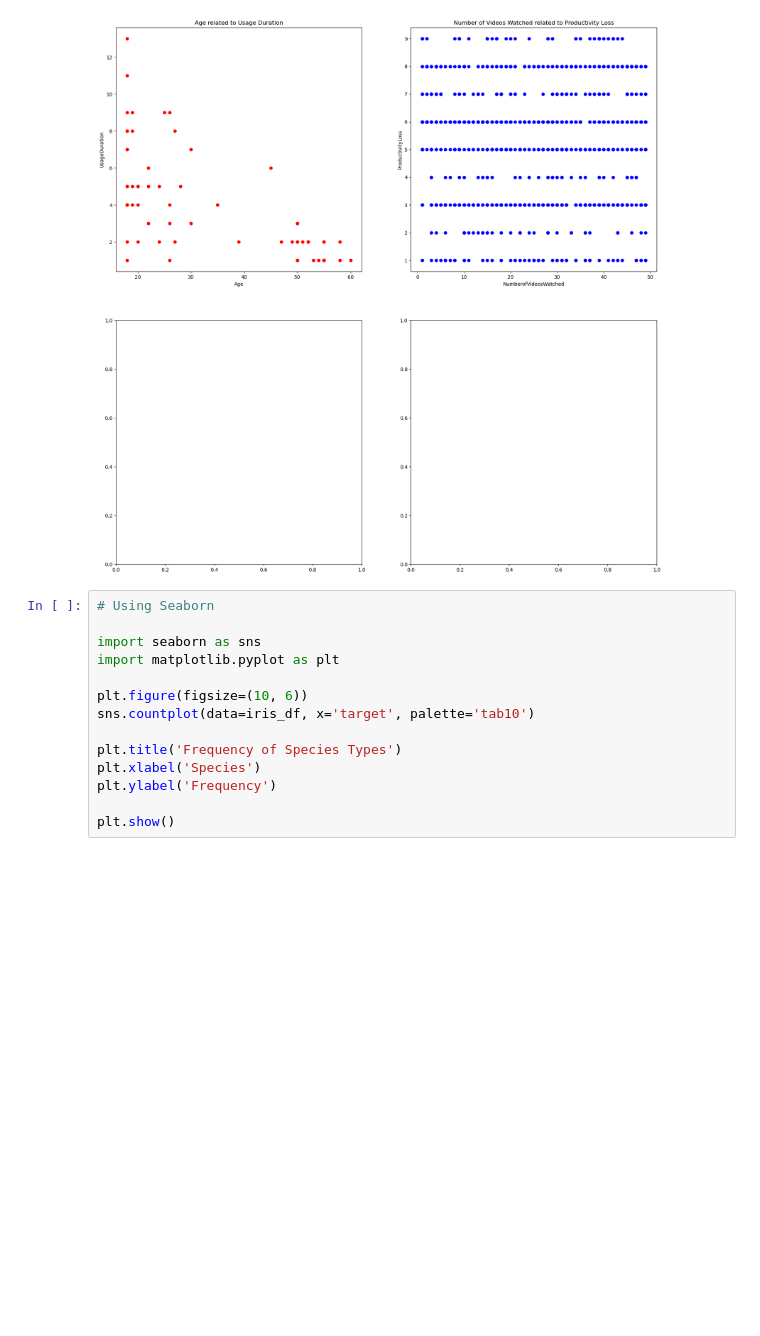
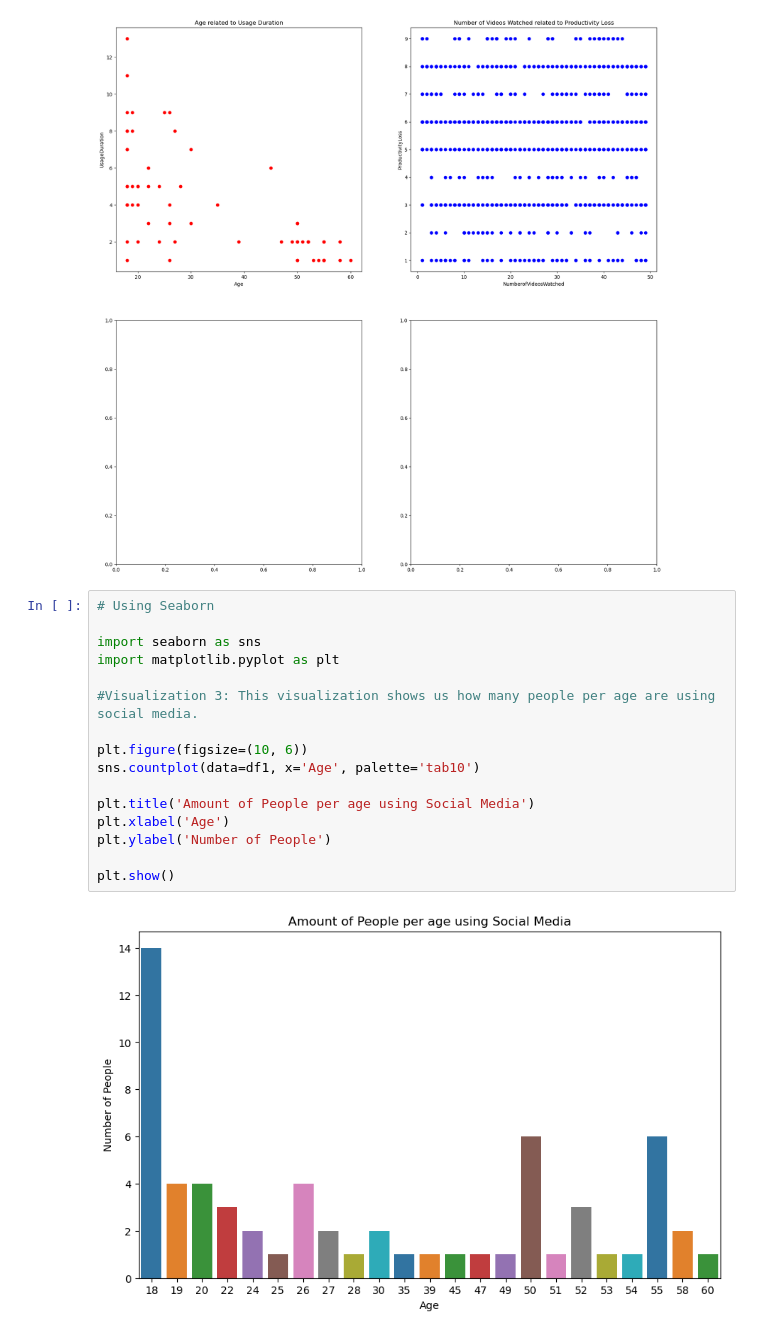
Before and after one commit to IT4063C-Fall24/final-project-gsweet0614, a Jupyter notebook: sweetge_CHECKPOINT_TWO.ipynb, the cells around one changed output. Cells and saved outputs as stored; diff of their text form; blank space fills up the shorter version.

```diff
--- a/sweetge_CHECKPOINT_TWO.ipynb
+++ b/sweetge_CHECKPOINT_TWO.ipynb
@@ -55,14 +55,18 @@ plt.show()
 # %%
 # Using Seaborn
 
 import seaborn as sns
 import matplotlib.pyplot as plt
 
+#Visualization 3: This visualization shows us how many people per age are using social media.
+
 plt.figure(figsize=(10, 6))
-sns.countplot(data=iris_df, x='target', palette='tab10')
+sns.countplot(data=df1, x='Age', palette='tab10')
 
-plt.title('Frequency of Species Types')
-plt.xlabel('Species')
-plt.ylabel('Frequency')
+plt.title('Amount of People per age using Social Media')
+plt.xlabel('Age')
+plt.ylabel('Number of People')
 
 plt.show()
+# %% [output]
+[figure, added]
```
Also changed, not shown: parts of 5 cells of this notebook, 5 other files.
